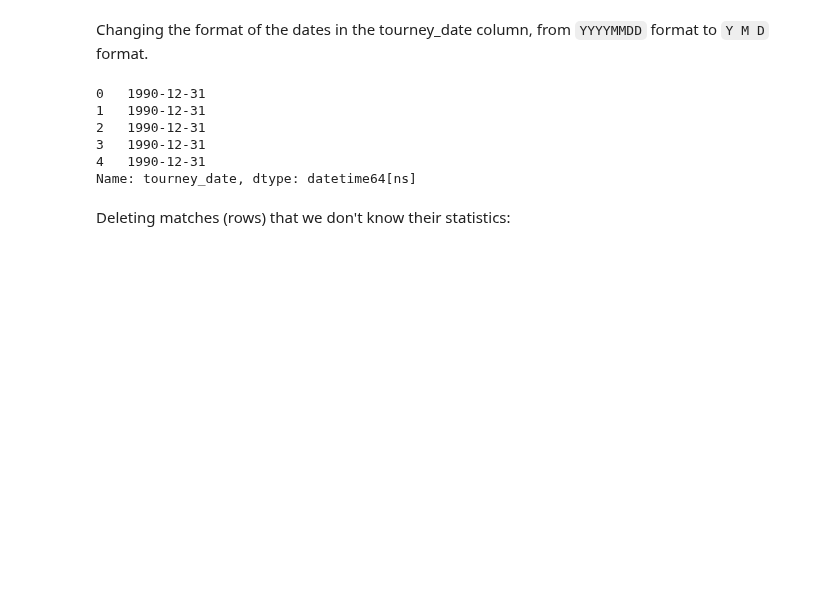
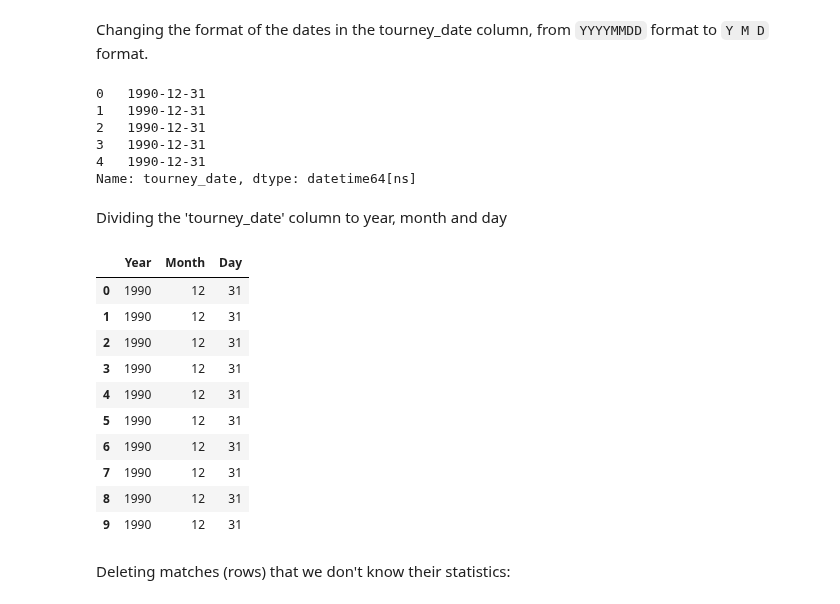
Before and after one commit to YoavWeller/Tennis_Analysis, a Jupyter notebook: tennis_analysis.ipynb, the cells around one changed output. Saved outputs shown, nothing was run; the diff lists cells and outputs as text; code cells hidden in the pictures; blank space fills up the shorter version.

Commit message:
Update tennis_analysis.ipynb
Dividing the "tourney_date" column into 3 columns

```diff
--- a/tennis_analysis.ipynb
+++ b/tennis_analysis.ipynb
@@ -77,6 +77,25 @@ combined_df['tourney_date'].head()
 3   1990-12-31
 4   1990-12-31
 Name: tourney_date, dtype: datetime64[ns]
+# %% [markdown]
+Dividing the 'tourney_date' column to year, month and day
+# %%
+combined_df["Year"] = combined_df["tourney_date"].dt.strftime('%Y')
+combined_df["Month"] = combined_df["tourney_date"].dt.strftime('%m')
+combined_df["Day"] = combined_df["tourney_date"].dt.strftime('%d')
+combined_df[["Year", "Month", "Day"]].head(10)
+# %% [output]
+|  | Year | Month | Day |
+| 0 | 1990 | 12 | 31 |
+| 1 | 1990 | 12 | 31 |
+| 2 | 1990 | 12 | 31 |
+| 3 | 1990 | 12 | 31 |
+| 4 | 1990 | 12 | 31 |
+| 5 | 1990 | 12 | 31 |
+| 6 | 1990 | 12 | 31 |
+| 7 | 1990 | 12 | 31 |
+| 8 | 1990 | 12 | 31 |
+| 9 | 1990 | 12 | 31 |
 # %% [markdown]
 Deleting matches (rows) that we don't know their statistics:
 # %%
```
Also changed, not shown: parts of 1 cell of this notebook.
